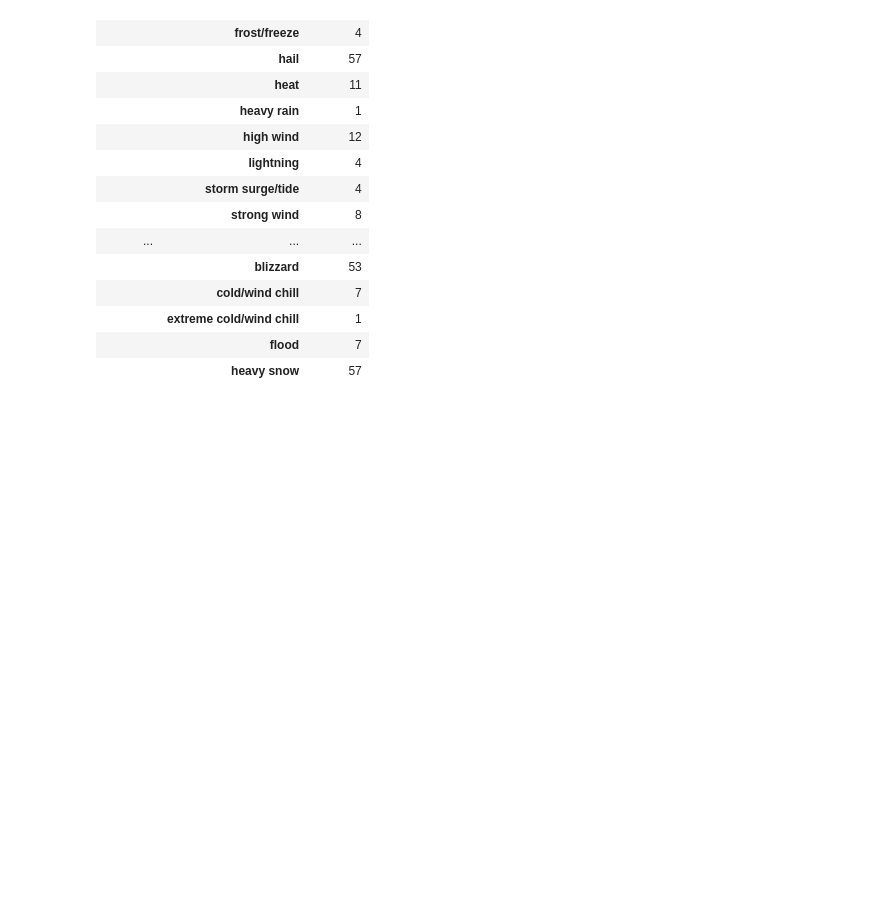
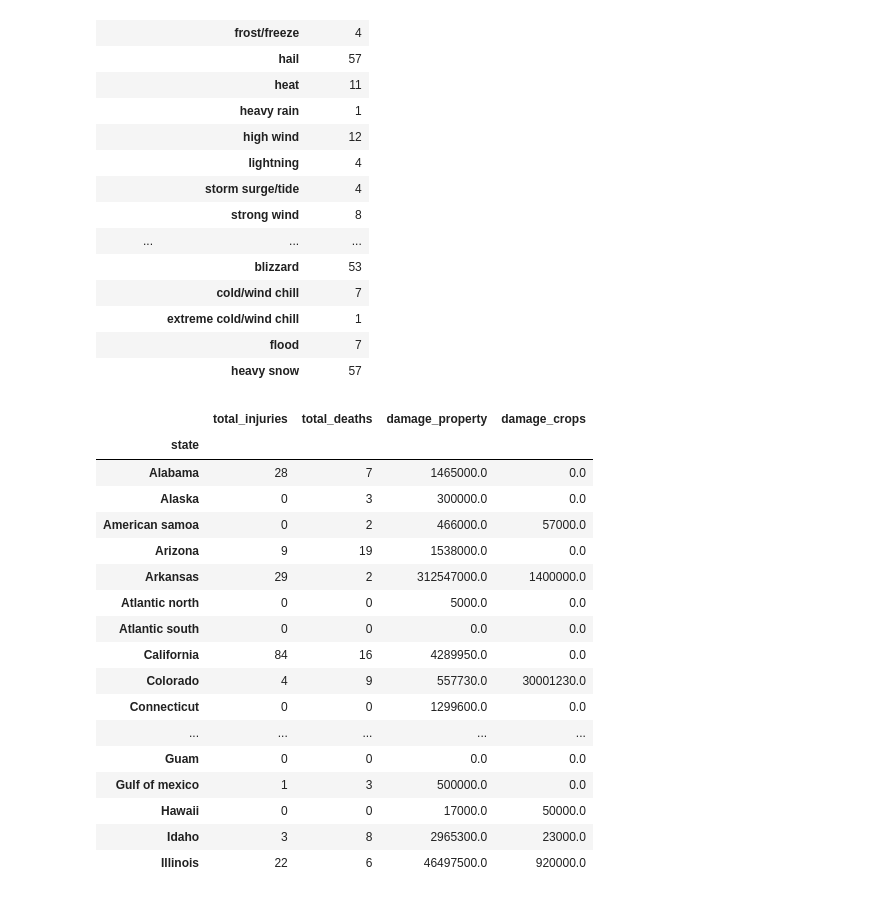
Before and after one commit to nfcresta/project-storm, a Jupyter notebook: Project_storm_datacleanup.ipynb, the cells around one changed output. Saved outputs shown, nothing was run; the diff lists cells and outputs as text; code cells hidden in the pictures; blank space fills up the shorter version.

```diff
--- a/Project_storm_datacleanup.ipynb
+++ b/Project_storm_datacleanup.ipynb
@@ -268,8 +268,26 @@ storm_group_piedf.head(20)
 # %%
 # Creating 3rd grouped dataframe to see counts of below categories by state
 # Need count by state with only 4 damage columns (total deaths, total injuries, damage property, damage crops)
-# Need count by state and event_type
 
-storm_group_bubblepie = clean_storm.groupby("state").count()['event_type'].sum()[['total_injuries', 'total_deaths',
+storm_group_bubble = clean_storm.groupby("state").sum()[['total_injuries', 'total_deaths',
        'damage_property', 'damage_crops']]
-storm_group_bubblepie.head(20)
+storm_group_bubble.head(20)
+# %% [output]
+|  | total_injuries | total_deaths | damage_property | damage_crops |
+| state |  |  |  |  |
+| Alabama | 28 | 7 | 1465000.0 | 0.0 |
+| Alaska | 0 | 3 | 300000.0 | 0.0 |
+| American samoa | 0 | 2 | 466000.0 | 57000.0 |
+| Arizona | 9 | 19 | 1538000.0 | 0.0 |
+| Arkansas | 29 | 2 | 312547000.0 | 1400000.0 |
+| Atlantic north | 0 | 0 | 5000.0 | 0.0 |
+| Atlantic south | 0 | 0 | 0.0 | 0.0 |
+| California | 84 | 16 | 4289950.0 | 0.0 |
+| Colorado | 4 | 9 | 557730.0 | 30001230.0 |
+| Connecticut | 0 | 0 | 1299600.0 | 0.0 |
+| ... | ... | ... | ... | ... |
+| Guam | 0 | 0 | 0.0 | 0.0 |
+| Gulf of mexico | 1 | 3 | 500000.0 | 0.0 |
+| Hawaii | 0 | 0 | 17000.0 | 50000.0 |
+| Idaho | 3 | 8 | 2965300.0 | 23000.0 |
+| Illinois | 22 | 6 | 46497500.0 | 920000.0 |
```
Also changed, not shown: parts of 1 cell of this notebook, 3 other files.
